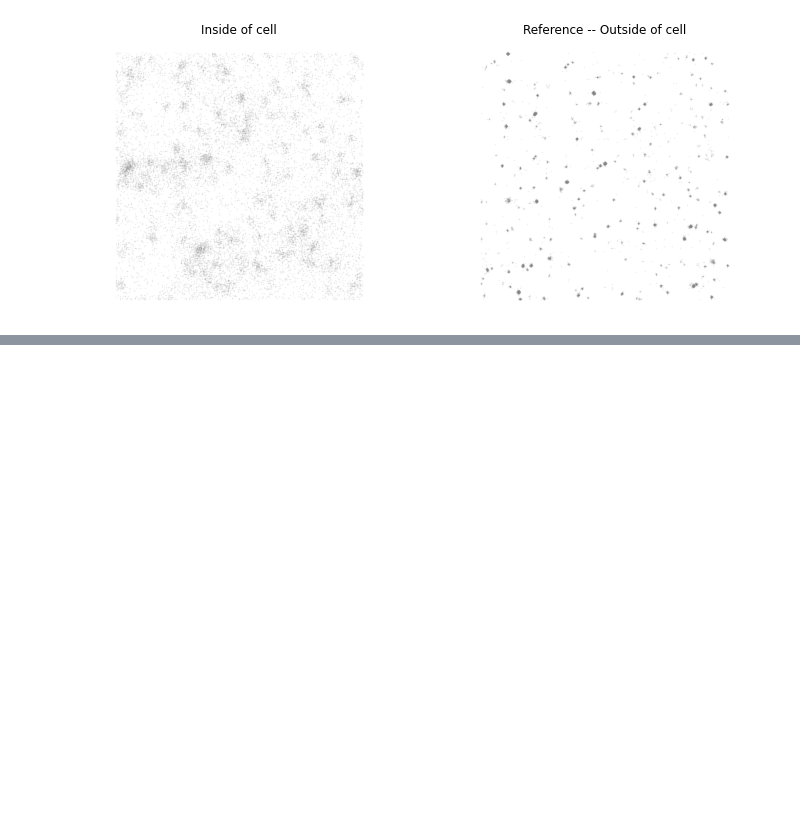
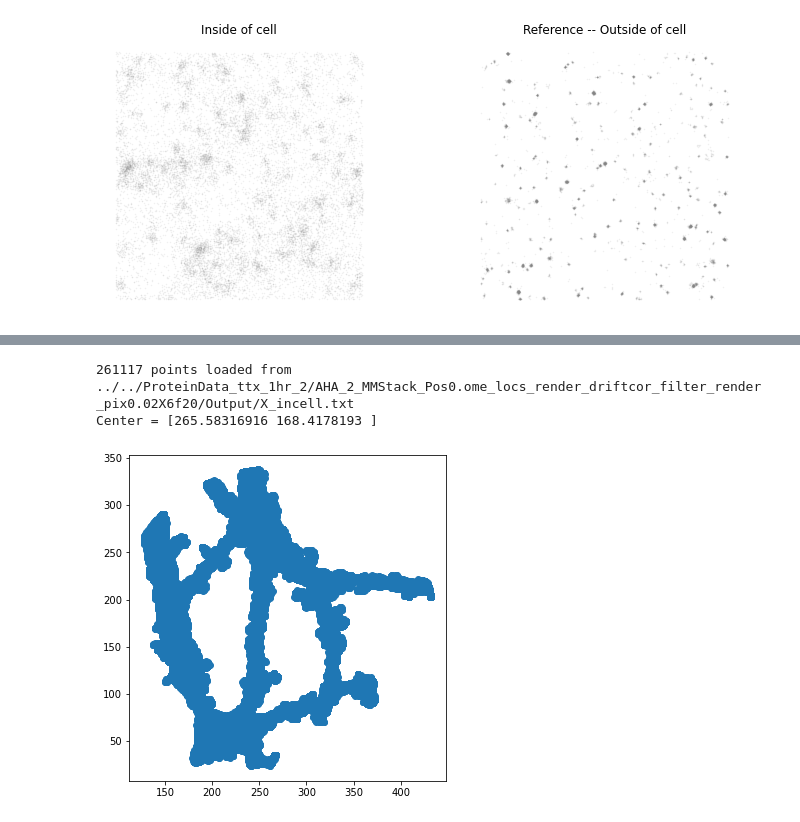
Before and after one commit to NoldAndreas/FINDER, a Jupyter notebook: Code/FigX5_Explore2DOptimizer_ClusterBasing.ipynb, the cells around one changed output, grey strips where cells are left out. Cells and saved outputs as stored; diff of their text form; code cells hidden in the pictures; blank space fills up the shorter version.

```diff
--- a/Code/FigX5_Explore2DOptimizer_ClusterBasing.ipynb
+++ b/Code/FigX5_Explore2DOptimizer_ClusterBasing.ipynb
@@ -186,0 +216,13 @@ np.maximum(np.ones((10,)),2)
+# %%
+outputfolder = "../../ProteinData_ttx_1hr_2/AHA_2_MMStack_Pos0.ome_locs_render_driftcor_filter_render_pix0.02X6f20/Output/";
+XC = LoadPoints(outputfolder+'X_incell.txt');
+Xsel = SetParameterFile(XC,200000);
+# %% [output]
+261117 points loaded from ../../ProteinData_ttx_1hr_2/AHA_2_MMStack_Pos0.ome_locs_render_driftcor_filter_render_pix0.02X6f20/Output/X_incell.txt
+Center = [265.58316916 168.4178193 ]
+# %%
+fig,ax = plt.subplots(1,1,figsize=(6,6))
+ax.scatter(Xsel[:,0],Xsel[:,1])
+ax.set_aspect(1)
+# %% [output]
+[figure, added]
```
Also changed, not shown: parts of 9 cells of this notebook, 4 other files.
